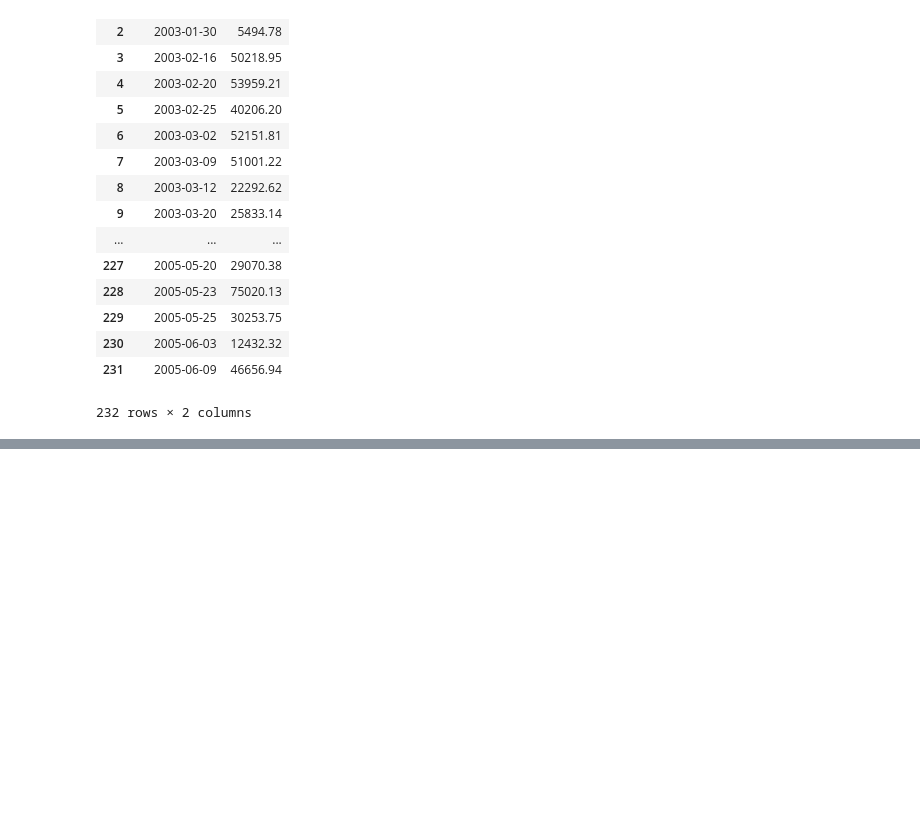
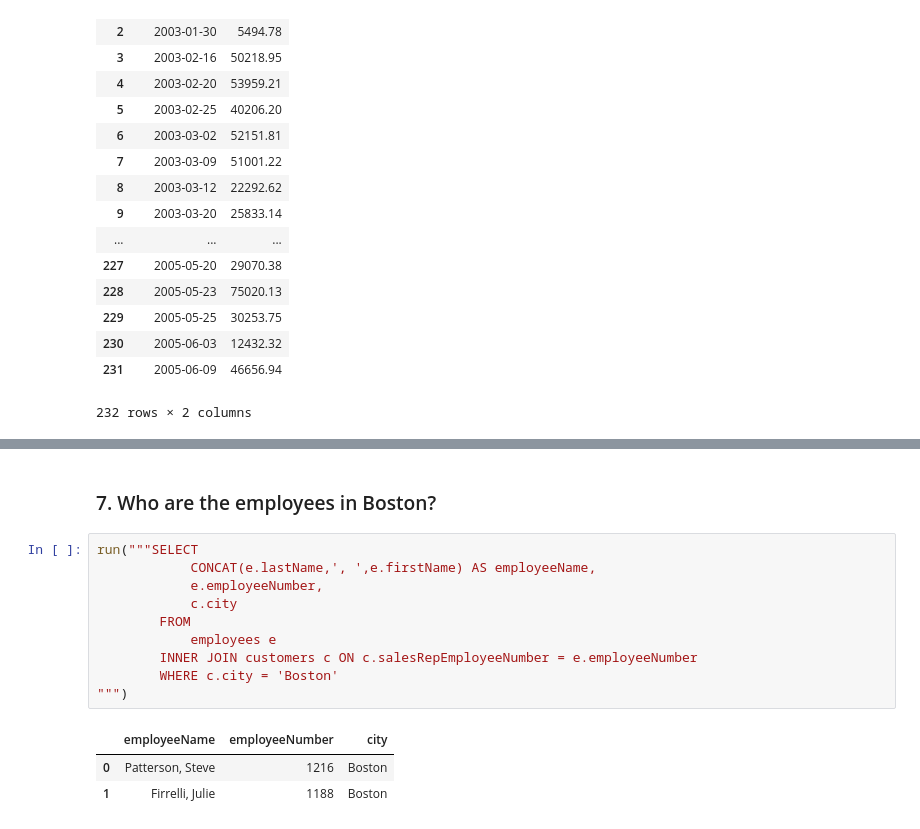
Before and after one commit to saiful873/digital-talent, a Jupyter notebook: TUGAS SQL #2.ipynb, the cells around one changed output, grey strips where cells are left out. Cells and saved outputs as stored; diff of their text form; blank space fills up the shorter version.

```diff
--- a/TUGAS SQL #2.ipynb
+++ b/TUGAS SQL #2.ipynb
@@ -121,0 +201,16 @@ run(""" SELECT
+# %% [markdown]
+### 7. Who are the employees in Boston?
+# %%
+run("""SELECT
+            CONCAT(e.lastName,', ',e.firstName) AS employeeName,
+            e.employeeNumber,
+            c.city
+        FROM
+            employees e
+        INNER JOIN customers c ON c.salesRepEmployeeNumber = e.employeeNumber
+        WHERE c.city = 'Boston'
+""")
+# %% [output]
+|  | employeeName | employeeNumber | city |
+| 0 | Patterson, Steve | 1216 | Boston |
+| 1 | Firrelli, Julie | 1188 | Boston |
```
Also changed, not shown: parts of 9 cells of this notebook.
